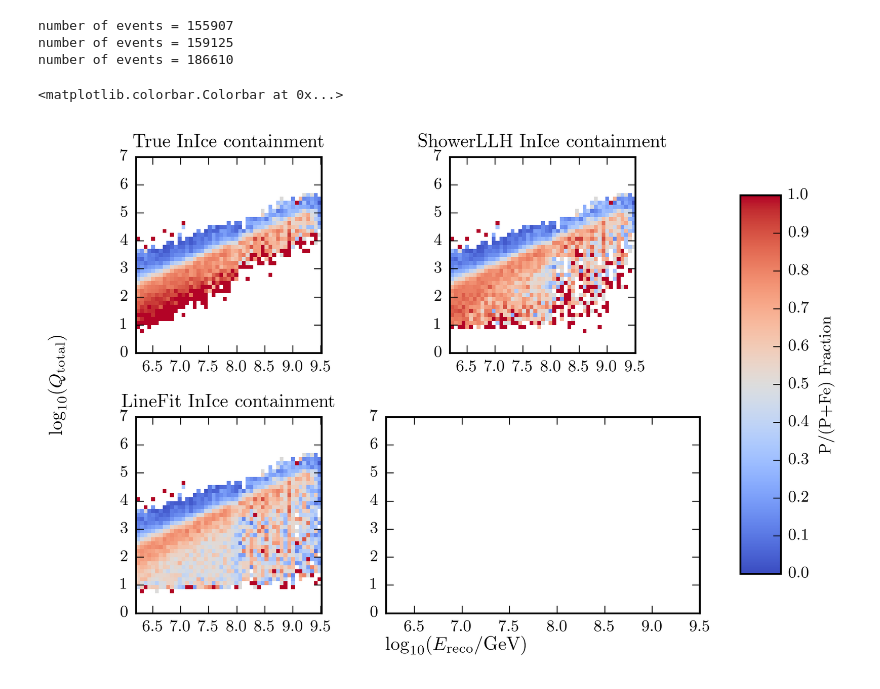
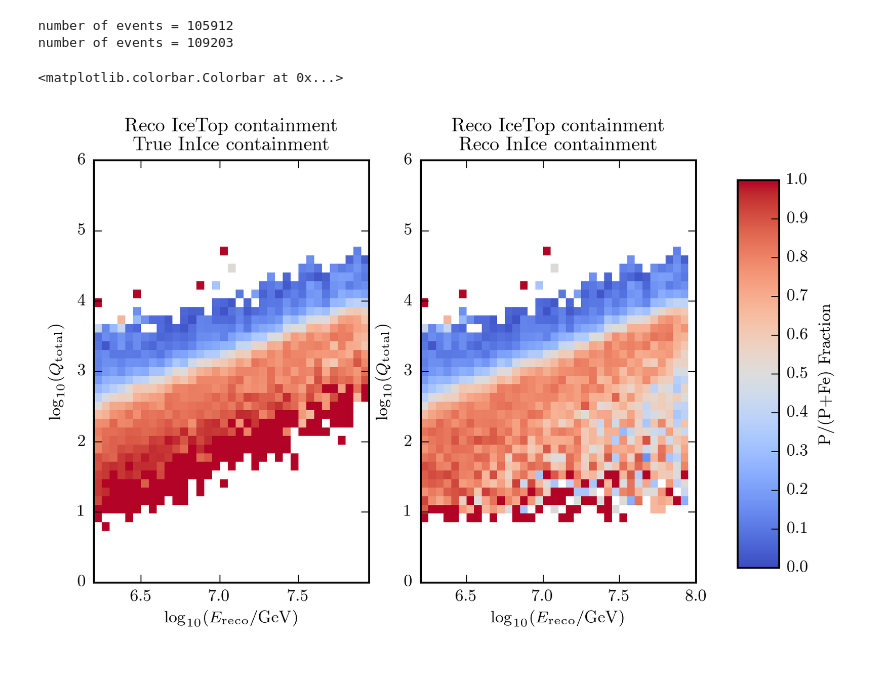
Before and after one commit to jrbourbeau/composition, a Jupyter notebook: analysis/charge-vs-energy_compare-containment.ipynb, the cells around one changed output. Saved outputs shown, nothing was run; the diff lists cells and outputs as text; code cells hidden in the pictures.

```diff
--- a/analysis/charge-vs-energy_compare-containment.ipynb
+++ b/analysis/charge-vs-energy_compare-containment.ipynb
@@ -14,8 +12,9 @@ import composition.analysis.plotting_functions as plotting
 %matplotlib inline
 # %%
 def make_charge_energy_histogram(log_energy, charge, proton_mask, iron_mask, ax, plot_line=False):
-    charge_bins = np.linspace(0, 7, 50)
-    energy_bins = np.linspace(6.2, 9.51, 50)
+    charge_bins = np.linspace(0, 6, 50)
+    energy_bins = np.arange(6.2, 8.0, 0.05)
+#     energy_bins = np.arange(6.2, 9.51, 0.05)
     energy_midpoints = (energy_bins[1:] + energy_bins[:-1]) / 2
     proton_hist, xedges, yedges = np.histogram2d(log_energy[MC_proton_mask],
                                                  charge[MC_proton_mask],
@@ -49,50 +48,56 @@ def make_charge_energy_histogram(log_energy, charge, proton_mask, iron_mask, ax,
     colormap = 'coolwarm'
     im = ax.imshow(h, extent=extent, origin='lower',
                interpolation='none', cmap=colormap,
-               aspect=0.5, vmin=0, vmax=1)
+               aspect='auto', vmin=0, vmax=1)
     x = np.arange(6.2, 9.51, 0.1)
     if plot_line:
         ax.plot(x, line_fit(x), marker='None', linestyle='--',
                  color='k')
     return im
 # %%
-inice_containment = ['InIce_containment', 'reco_InIce_containment', 'LF_InIce_containment']
-titles = ['True InIce containment', 'ShowerLLH InIce containment', 'LineFit InIce containment']
-fig, axarr = plt.subplots(2, 2)
-for containment, title, ax in zip(inice_containment, titles, axarr.flatten()[:-1]):
+inice_containment = ['InIce_containment', 'reco_InIce_containment']
+titles = ['Reco IceTop containment \n True InIce containment',
+          'Reco IceTop containment \n Reco InIce containment']
+fig, axarr = plt.subplots(1,2)
+for containment, title, ax in zip(inice_containment, titles, axarr.flatten()):
     # Import ShowerLLH sim reconstructions and cuts to be made
     df, cut_dict = load_sim(return_cut_dict=True)
     selection_mask = np.array([True] * len(df))
-    standard_cut_keys = ['reco_exists', 'reco_zenith', 'min_hits', 'reco_IT_containment',
-                         'IceTopMaxSignalInEdge', 'IceTopMaxSignal', containment]
+#     standard_cut_keys = ['reco_exists', 'reco_zenith', 'min_hits', 'reco_IT_containment',
+#                          'IceTopMaxSignalInEdge', 'IceTopMaxSignal', 'StationDensity',
+#                          'min_energy', containment]
+    standard_cut_keys = ['reco_exists', 'reco_zenith', 'num_hits', 'IT_signal',
+                         'StationDensity', 'max_charge_frac', 'reco_IT_containment',
+                         'min_energy', 'max_energy', containment]
     for key in standard_cut_keys:
         selection_mask *= cut_dict[key]
 
     df = df[selection_mask]
     print('number of events = {}'.format(len(df)))
 
     MC_proton_mask = (df.MC_comp == 'P')
     MC_iron_mask = (df.MC_comp == 'Fe')
     log_energy = df['reco_log_energy']
     charge = df.InIce_log_charge
 
     im = make_charge_energy_histogram(log_energy, charge, MC_proton_mask, MC_iron_mask, ax=ax)
     ax.set_title(title)
-    plt.xlim([6.2, 9.5])
-    plt.ylim([0, 7])
+    plt.xlim([6.2, 8.0])
+    plt.ylim([0, 6])
+    ax.set_xlabel('$\log_{10}(E_{\mathrm{reco}}/\mathrm{GeV})$')
+    ax.set_ylabel('$\log_{10}(Q_{\mathrm{total}})$')
 
-fig.text(0.5, 0.00, '$\log_{10}(E_{\mathrm{reco}}/\mathrm{GeV})$', ha='center')
-fig.text(0.00, 0.5, '$\log_{10}(Q_{\mathrm{total}})$', va='center', rotation='vertical')
+# fig.text(0.5, 0.00, '$\log_{10}(E_{\mathrm{reco}}/\mathrm{GeV})$', ha='center')
+# fig.text(0.00, 0.5, '$\log_{10}(Q_{\mathrm{total}})$', va='center', rotation='vertical')
 plt.tight_layout()
 fig.subplots_adjust(right=0.8)
 cbar_ax = fig.add_axes([0.85, 0.15, 0.05, 0.7])
 fig.colorbar(im, cax=cbar_ax, label='P/(P+Fe) Fraction')
 # %% [output]
-number of events = 155907
-number of events = 159125
-number of events = 186610
+number of events = 105912
+number of events = 109203
 <matplotlib.colorbar.Colorbar at 0x...>
-[figure, old version]
+[figure, new version]
 # %%
 # Import ShowerLLH sim reconstructions and cuts to be made
 df, cut_dict = load_sim(return_cut_dict=True)
```
Also changed, not shown: parts of 5 cells of this notebook, 24 other files.
